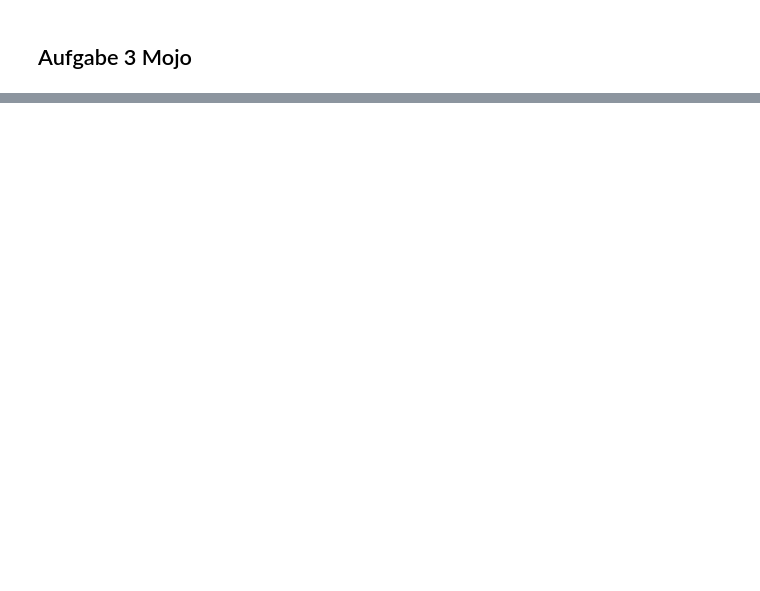
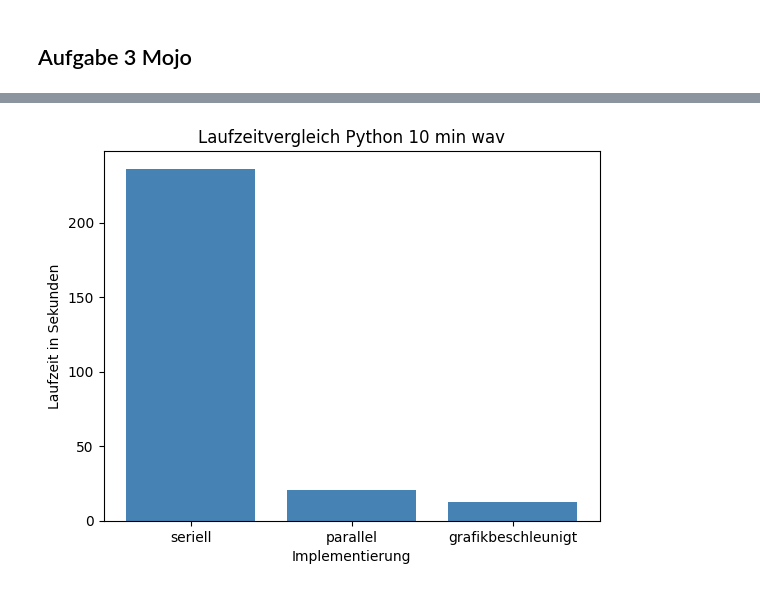
Before and after one commit to Raphael90K/HCA2, a Jupyter notebook: Uebung2.ipynb, the cells around one changed output, grey strips where cells are left out. Drawn from its saved outputs; the diff is of its cells as text; code cells hidden in the pictures; blank space fills up the shorter version.

```diff
--- a/Uebung2.ipynb
+++ b/Uebung2.ipynb
@@ -133,0 +130,14 @@ labels.append('A1Python')
+# %%
+%%python
+print('seriell')
+sample_rate, audio_data = A1Python.read_wave_file('./Audios/sound10minutes.wav')
+durationA1Python10m = A1Python.calculate(audio_data, sample_rate, block_size=1024, offset=1, threshold=1_000_000)
+print(durationA1Python10m, '\n')
+
+print('parallel')
+durationA3Python10m = A3Python.calculate(audio_data, sample_rate, block_size=1024, offset=1, threshold=1_000_000)
+print(durationA3Python10m, '\n')
+
+print('grafikbeschleunigt')
+durationA4Python10m = A4Batch.calculate(audio_data, sample_rate, block_size=1024, offset=1, threshold=1_000_000, batch_size=55296)
+print(durationA4Python10m, '\n')
@@ -133,0 +162,19 @@ labels.append('A1Python')
+# %%
+var dauer10m: PythonObject = Python.list()
+dauer10m.append(durationA1Python10m)
+dauer10m.append(durationA3Python10m)
+dauer10m.append(durationA4Python10m)
+
+var labels10m: PythonObject = Python.list()
+labels10m.append('seriell')
+labels10m.append('parallel')
+labels10m.append('grafikbeschleunigt')
+
+plt.bar(labels10m, dauer10m, color='steelblue')
+
+plt.xlabel('Implementierung')
+plt.ylabel('Laufzeit in Sekunden')
+plt.title('Laufzeitvergleich Python 10 min wav')
+plt.show()
+# %% [output]
+[figure, added]
```
Also changed, not shown: parts of 13 cells of this notebook, 1 other file.
